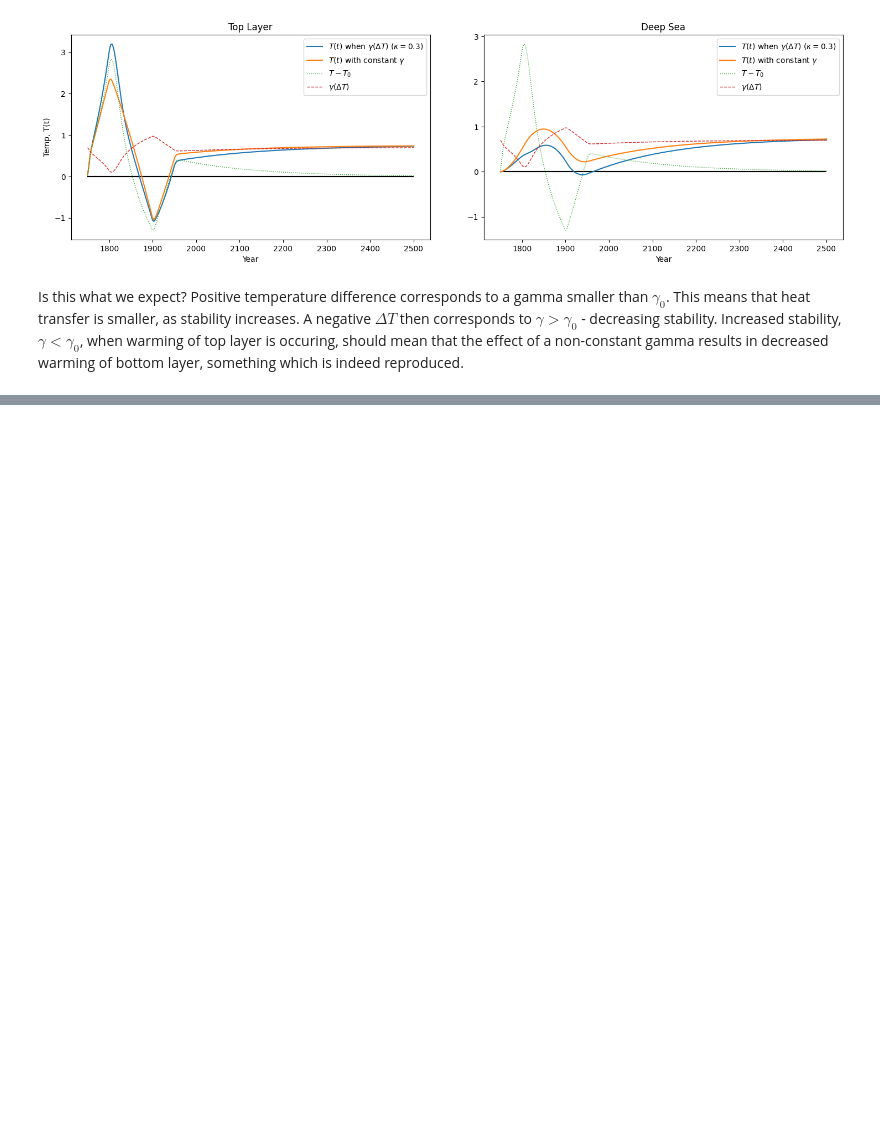
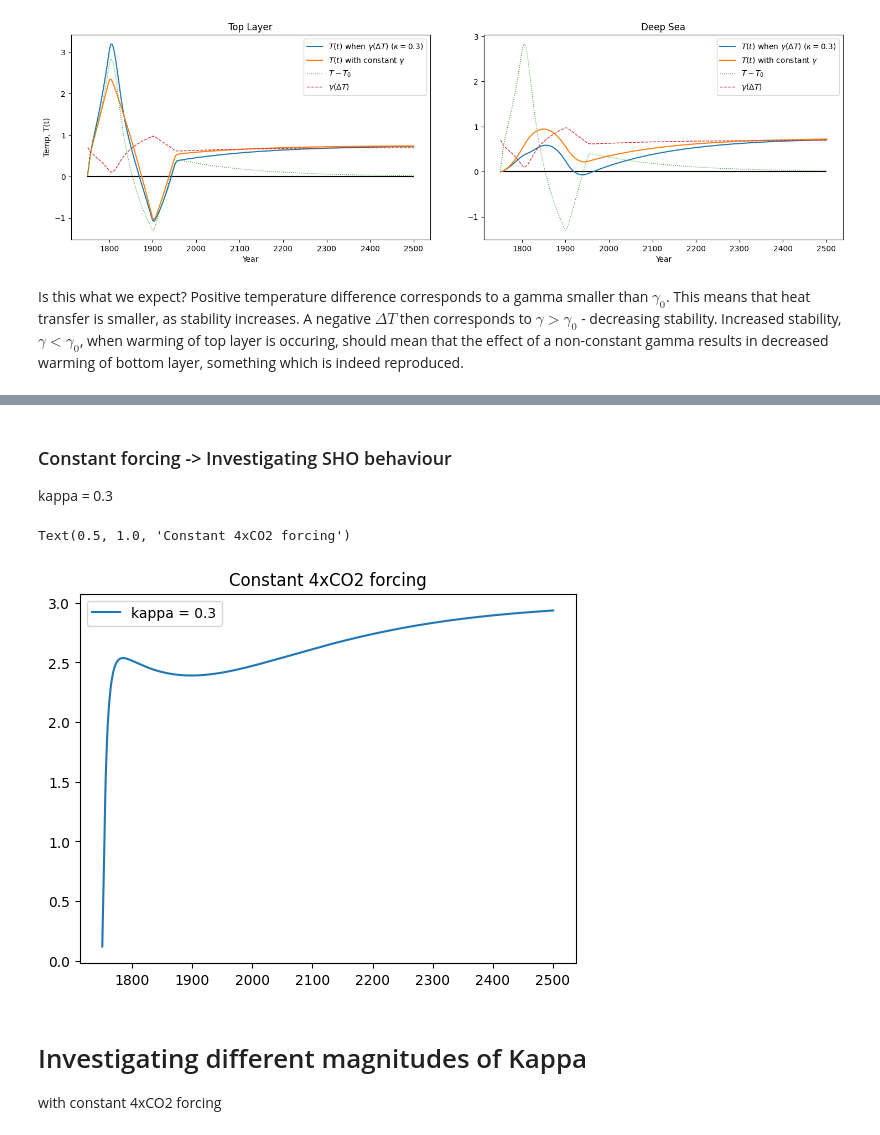
Before and after one commit to francesmcginley/ar6, a Jupyter notebook: Exploration/W8EffectsOfTempDependentGamma.ipynb, the cells around one changed output, grey strips where cells are left out. Drawn from its saved outputs; the diff is of its cells as text; code cells hidden in the pictures; blank space fills up the shorter version.

```diff
--- a/Exploration/W8EffectsOfTempDependentGamma.ipynb
+++ b/Exploration/W8EffectsOfTempDependentGamma.ipynb
@@ -172,0 +267,14 @@ Is this what we expect? Positive temperature difference corresponds to a gamma s
+# %% [markdown]
+### Constant forcing -> Investigating SHO behaviour
+kappa = 0.3
+# %%
+run = runs["Constant 4xCO2 forcing"]
+plt.plot(run.time, run.tg, label = "kappa = 0.3")
+plt.legend()
+plt.title("Constant 4xCO2 forcing")
+# %% [output]
+Text(0.5, 1.0, 'Constant 4xCO2 forcing')
+[figure, added]
+# %% [markdown]
+# Investigating different magnitudes of Kappa
+with constant 4xCO2 forcing
```
Also changed, not shown: parts of 36 cells of this notebook, 4 other files.
